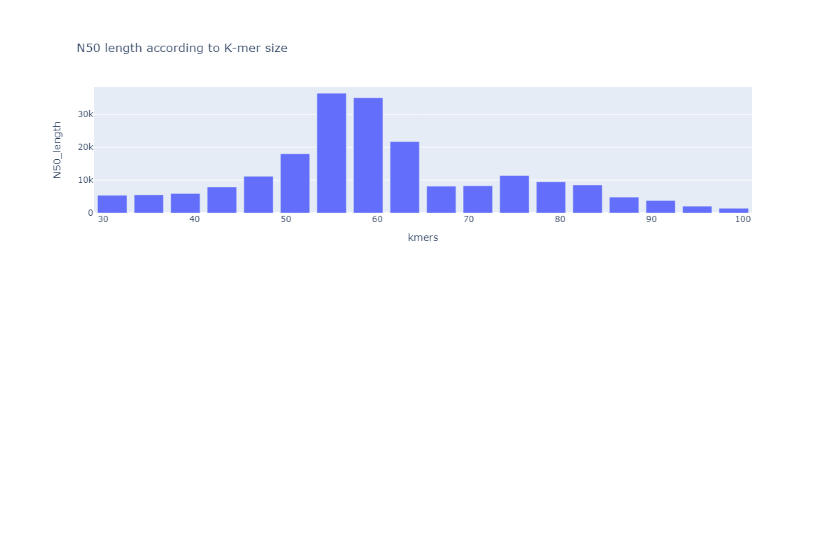
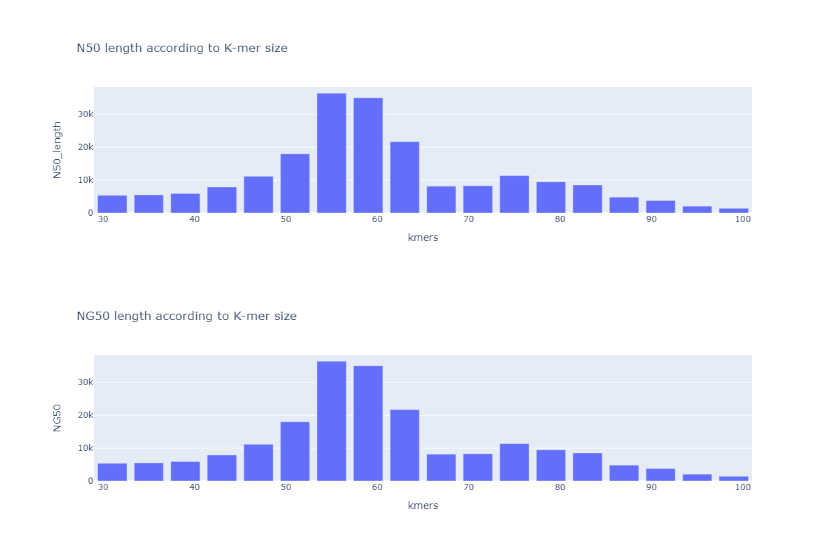
Before and after one commit to chloea31/personal_project, a Jupyter notebook: notebooks/velvet/Velvet_analysis.ipynb, the cells around one changed output. Cells and saved outputs as stored; diff of their text form; code cells hidden in the pictures; blank space fills up the shorter version.

Commit message:
add new version of the notebook and figure with NG50

```diff
--- a/notebooks/velvet/Velvet_analysis.ipynb
+++ b/notebooks/velvet/Velvet_analysis.ipynb
@@ -154,6 +157,12 @@ fig = px.bar(df_ref, x = "kmers", y = "N50_length", title = "N50 length accordin
 fig.show()
 # %% [output]
 [figure]
+# %%
+# Histogram
+fig = px.bar(df_ref, x = "kmers", y = "NG50", title = "NG50 length according to K-mer size")
+fig.show()
+# %% [output]
+[figure, added]
 # %% [markdown]
 ## Analysis
 
```
Also changed, not shown: parts of 7 cells of this notebook, 1 other file.
